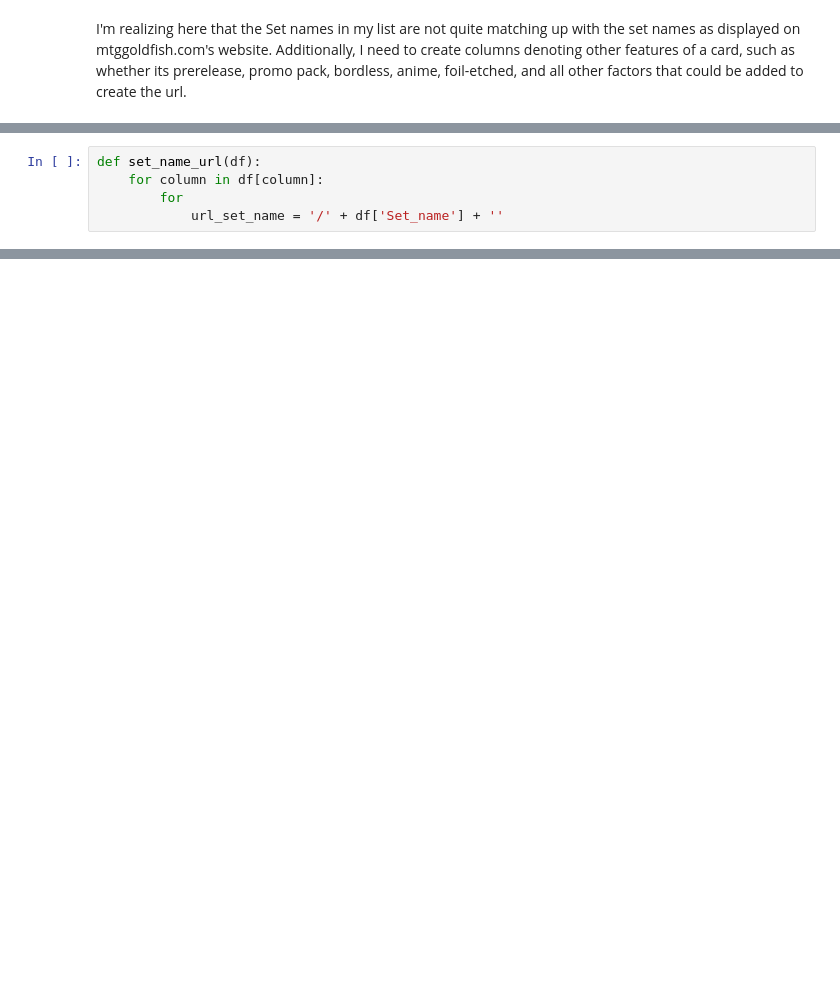
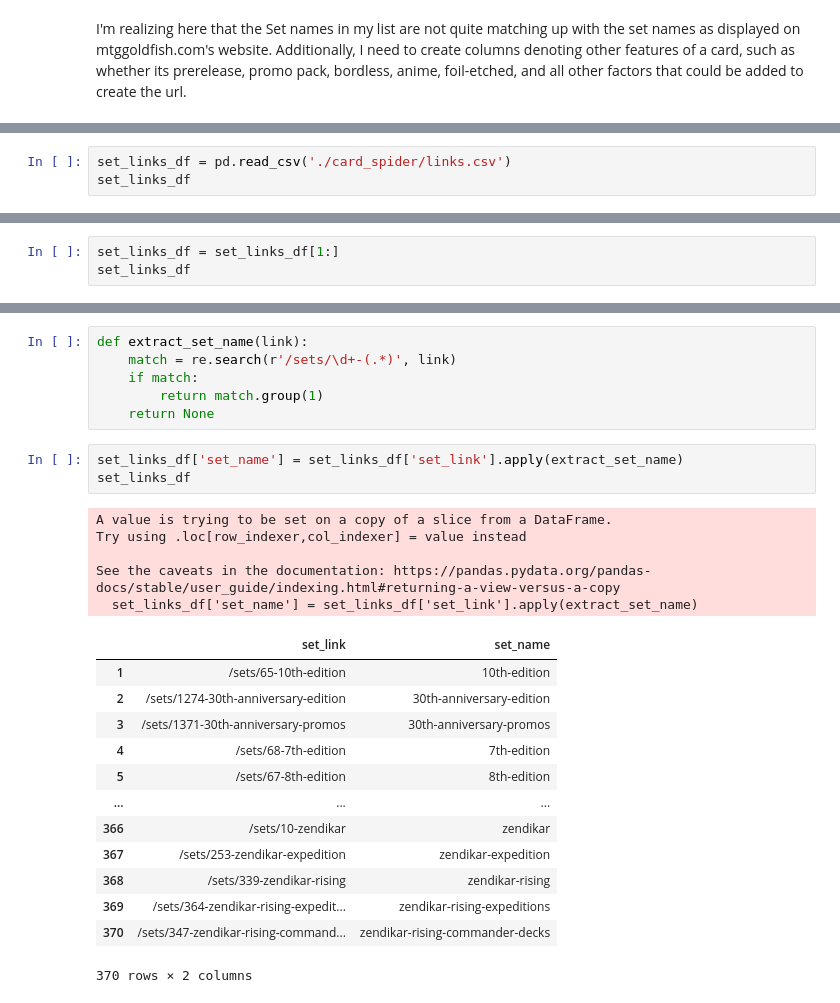
Before and after one commit to m-romanski/TCG_Web_Scraper, a Jupyter notebook: df_cleaning.ipynb, the cells around one changed output, grey strips where cells are left out. Drawn from its saved outputs; the diff is of its cells as text; blank space fills up the shorter version.

Commit message:
Started working on second spider to extract card values from mtgstocks. Added function to extract set name from links.csv in order to match set names with card list via rapidfuzz.

```diff
--- a/df_cleaning.ipynb
+++ b/df_cleaning.ipynb
@@ -137,7 +158,5 @@ mtg_cards_df
 73 rows × 6 columns
 # %%
-def set_name_url(df):
-    for column in df[column]:
-        for
-            url_set_name = '/' + df['Set_name'] + ''
+set_links_df = pd.read_csv('./card_spider/links.csv')
+set_links_df
 # %% [output]
@@ -144,0 +176,3 @@ SyntaxError: invalid syntax (2539185809.py, line 3)
+# %%
+set_links_df = set_links_df[1:]
+set_links_df
@@ -144,0 +193,28 @@ SyntaxError: invalid syntax (2539185809.py, line 3)
+# %%
+def extract_set_name(link):
+    match = re.search(r'/sets/\d+-(.*)', link)
+    if match:
+        return match.group(1)
+    return None
+# %%
+set_links_df['set_name'] = set_links_df['set_link'].apply(extract_set_name)
+set_links_df
+# %% [output]
+A value is trying to be set on a copy of a slice from a DataFrame.
+Try using .loc[row_indexer,col_indexer] = value instead
+
+See the caveats in the documentation: https://pandas.pydata.org/pandas-docs/stable/user_guide/indexing.html#returning-a-view-versus-a-copy
+  set_links_df['set_name'] = set_links_df['set_link'].apply(extract_set_name)
+|  | set_link | set_name |
+| 1 | /sets/65-10th-edition | 10th-edition |
+| 2 | /sets/1274-30th-anniversary-edition | 30th-anniversary-edition |
+| 3 | /sets/1371-30th-anniversary-promos | 30th-anniversary-promos |
+| 4 | /sets/68-7th-edition | 7th-edition |
+| 5 | /sets/67-8th-edition | 8th-edition |
+| ... | ... | ... |
+| 366 | /sets/10-zendikar | zendikar |
+| 367 | /sets/253-zendikar-expedition | zendikar-expedition |
+| 368 | /sets/339-zendikar-rising | zendikar-rising |
+| 369 | /sets/364-zendikar-rising-expedit... | zendikar-rising-expeditions |
+| 370 | /sets/347-zendikar-rising-command... | zendikar-rising-commander-decks |
+370 rows × 2 columns
```
Also changed, not shown: parts of 6 cells of this notebook, 7 other files.
